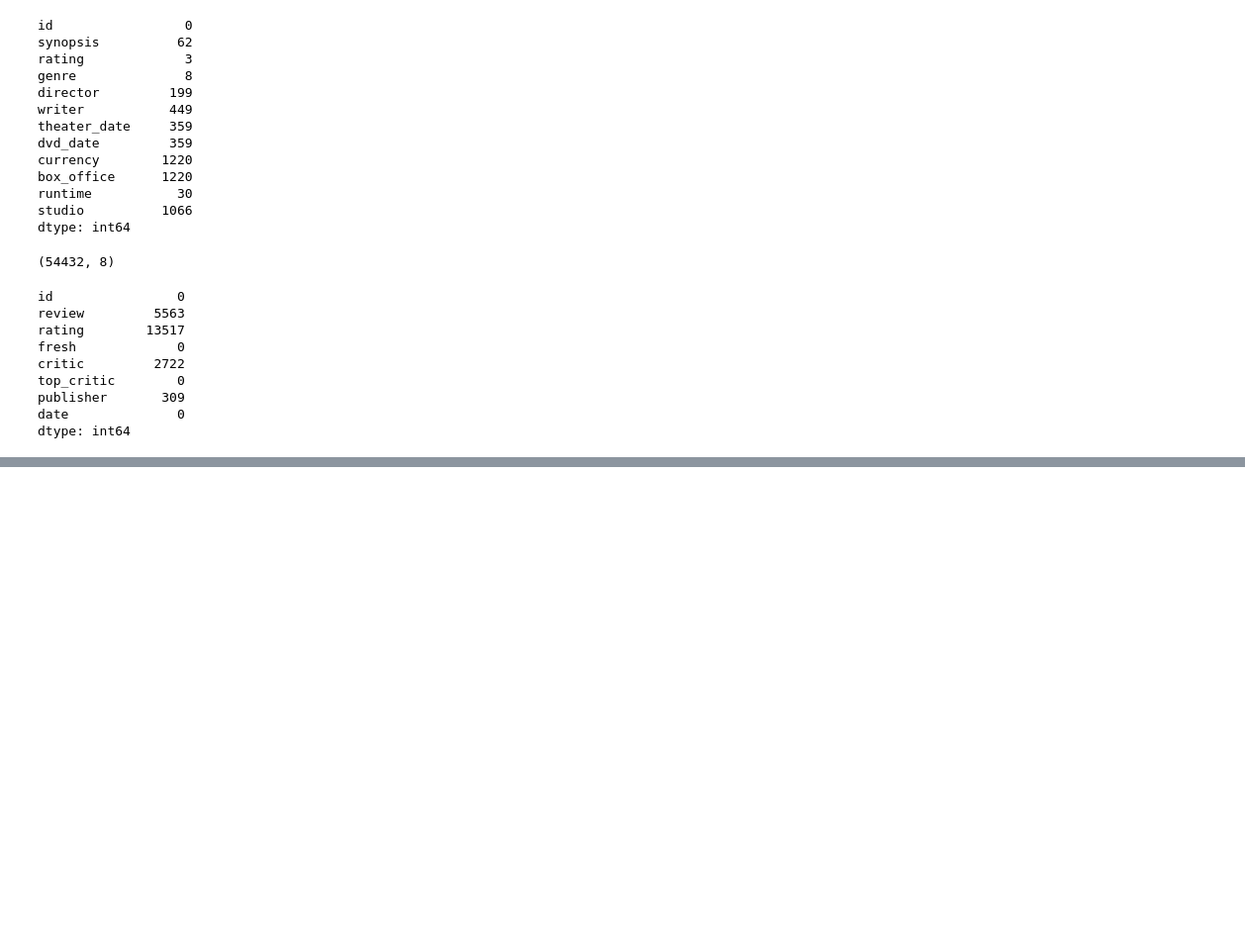
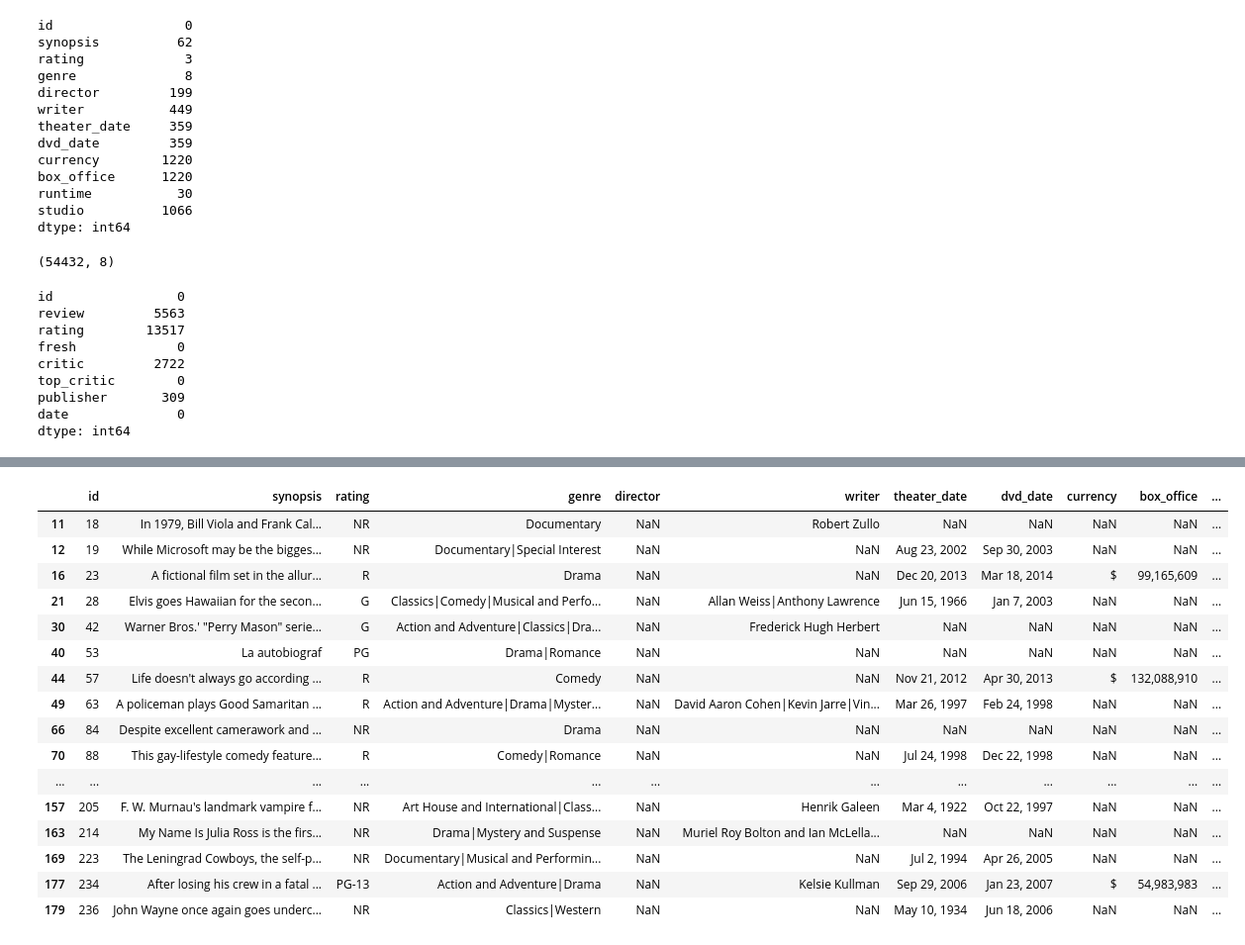
Before and after one commit to SunTzuLombardi/MovieStudioCapstone, a Jupyter notebook: student.ipynb, the cells around one changed output, grey strips where cells are left out. Shown: that part at 99% size. Drawn from its saved outputs; the diff is of its cells as text; code cells hidden in the pictures; blank space fills up the shorter version.

```diff
--- a/student.ipynb
+++ b/student.ipynb
@@ -275,0 +661,2 @@ dtype: int64
+# %%
+dftest = df_rott_info[df_rott_info['synopsis'].notna()]
@@ -275,0 +679,2 @@ dtype: int64
+# %%
+dftest = dftest[dftest['genre'].notna()]
@@ -275,0 +701,20 @@ dtype: int64
+# %%
+dftest[dftest['director'].isna()].head(25)
+# %% [output]
+|  | id | synopsis | rating | genre | director | writer | theater_date | dvd_date | currency | box_office | ... |
+| 11 | 18 | In 1979, Bill Viola and Frank Cal... | NR | Documentary | NaN | Robert Zullo | NaN | NaN | NaN | NaN | ... |
+| 12 | 19 | While Microsoft may be the bigges... | NR | Documentary|Special Interest | NaN | NaN | Aug 23, 2002 | Sep 30, 2003 | NaN | NaN | ... |
+| 16 | 23 | A fictional film set in the allur... | R | Drama | NaN | NaN | Dec 20, 2013 | Mar 18, 2014 | $ | 99,165,609 | ... |
+| 21 | 28 | Elvis goes Hawaiian for the secon... | G | Classics|Comedy|Musical and Perfo... | NaN | Allan Weiss|Anthony Lawrence | Jun 15, 1966 | Jan 7, 2003 | NaN | NaN | ... |
+| 30 | 42 | Warner Bros.' "Perry Mason" serie... | G | Action and Adventure|Classics|Dra... | NaN | Frederick Hugh Herbert | NaN | NaN | NaN | NaN | ... |
+| 40 | 53 | La autobiograf | PG | Drama|Romance | NaN | NaN | NaN | NaN | NaN | NaN | ... |
+| 44 | 57 | Life doesn't always go according ... | R | Comedy | NaN | NaN | Nov 21, 2012 | Apr 30, 2013 | $ | 132,088,910 | ... |
+| 49 | 63 | A policeman plays Good Samaritan ... | R | Action and Adventure|Drama|Myster... | NaN | David Aaron Cohen|Kevin Jarre|Vin... | Mar 26, 1997 | Feb 24, 1998 | NaN | NaN | ... |
+| 66 | 84 | Despite excellent camerawork and ... | NR | Drama | NaN | NaN | NaN | NaN | NaN | NaN | ... |
+| 70 | 88 | This gay-lifestyle comedy feature... | R | Comedy|Romance | NaN | NaN | Jul 24, 1998 | Dec 22, 1998 | NaN | NaN | ... |
+| ... | ... | ... | ... | ... | ... | ... | ... | ... | ... | ... | ... |
+| 157 | 205 | F. W. Murnau's landmark vampire f... | NR | Art House and International|Class... | NaN | Henrik Galeen | Mar 4, 1922 | Oct 22, 1997 | NaN | NaN | ... |
+| 163 | 214 | My Name Is Julia Ross is the firs... | NR | Drama|Mystery and Suspense | NaN | Muriel Roy Bolton and Ian McLella... | NaN | NaN | NaN | NaN | ... |
+| 169 | 223 | The Leningrad Cowboys, the self-p... | NR | Documentary|Musical and Performin... | NaN | NaN | Jul 2, 1994 | Apr 26, 2005 | NaN | NaN | ... |
+| 177 | 234 | After losing his crew in a fatal ... | PG-13 | Action and Adventure|Drama | NaN | Kelsie Kullman | Sep 29, 2006 | Jan 23, 2007 | $ | 54,983,983 | ... |
+| 179 | 236 | John Wayne once again goes underc... | NR | Classics|Western | NaN | NaN | May 10, 1934 | Jun 18, 2006 | NaN | NaN | ... |
```
Also changed, not shown: parts of 95 cells of this notebook, 4 other files.
